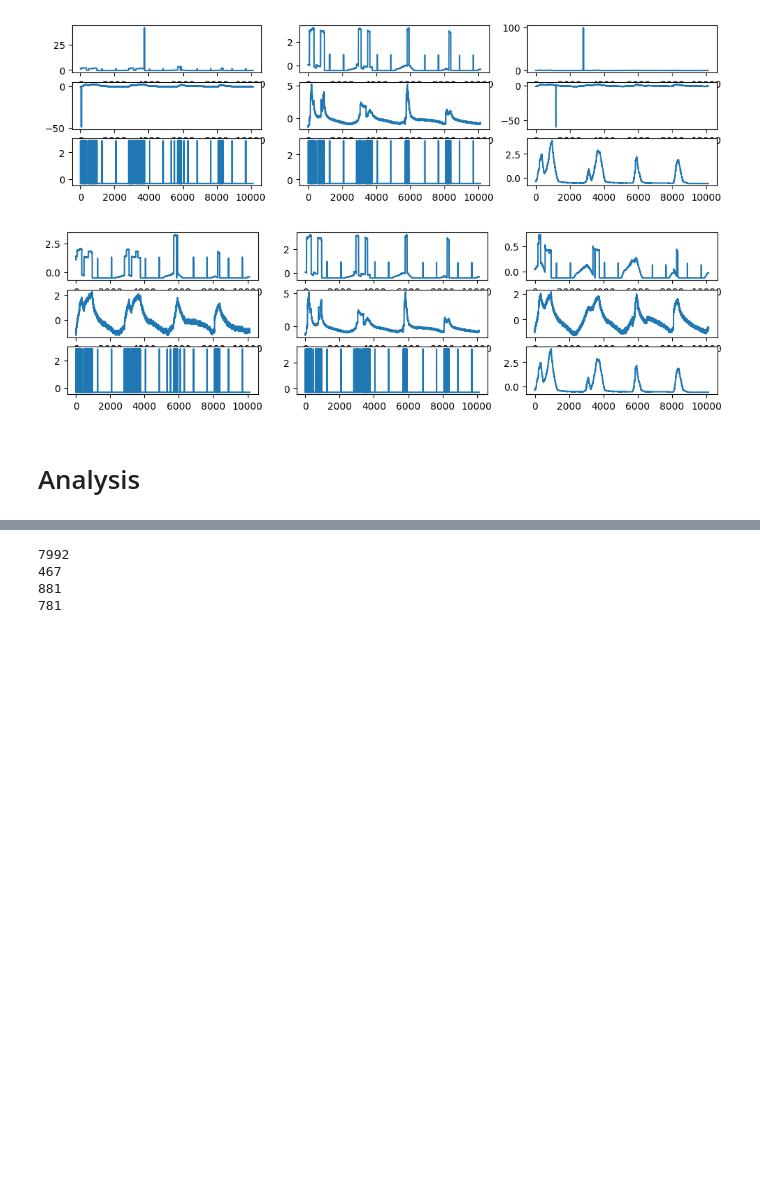
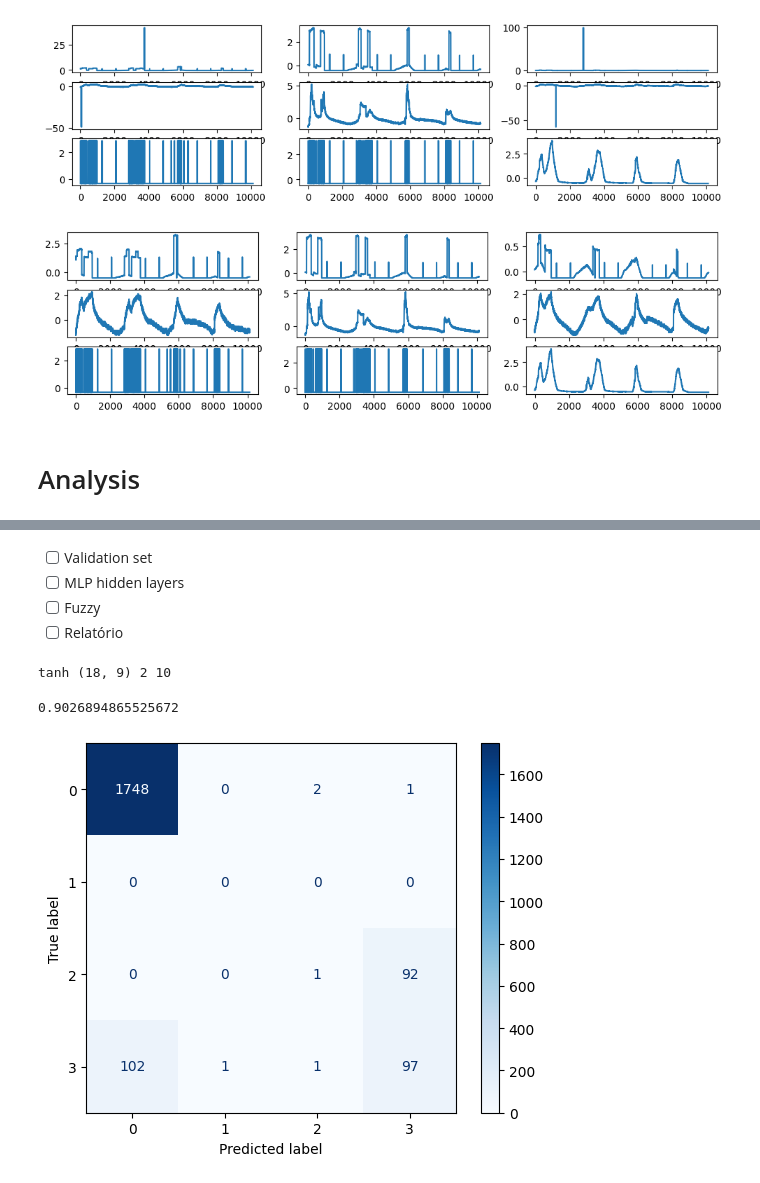
Before and after one commit to brunomcebola/CInt-Project, a Jupyter notebook: project.ipynb, the cells around one changed output, grey strips where cells are left out. Drawn from its saved outputs; the diff is of its cells as text; code cells hidden in the pictures; blank space fills up the shorter version.

Commit message:
multiple tests underway

```diff
--- a/project.ipynb
+++ b/project.ipynb
@@ -32,6 +33,8 @@ for feature in df.columns:
 df_features = df.drop(['Date','Time','Persons'], axis=1)
 
 df_output = df['Persons']
+
+df_dates = df['Date']
 # %% [markdown]
 # Z-Score
 # %%
@@ -114,6 +117,7 @@ plt.show()
 outliers = getOutliersFromAverage(project_df, 6)
 new_project_df = removeLine(project_df, outliers)
 new_output_df = removeLine(df_output, outliers)
+new_dates_df = removeLine(df_dates, outliers)
 
 # FIGURE
 fig, axs = plt.subplots(3, 3, figsize=(12, 3))
@@ -166,13 +175,6 @@ classifiers = [
     GaussianNB()
 ]
 
-# preprocess dataset, split into training and test part
-X = new_project_df.to_numpy()
-y = new_output_df.to_numpy()
-
-X = StandardScaler().fit_transform(X)
-X_train, X_test, y_train, y_test = train_test_split(X, y, test_size=0.2, random_state=1)
-
 fig, axes = plt.subplots(nrows=3, ncols=3, figsize=(15,10))
 
 for name, clf, ax in zip(names, classifiers, axes.flatten()): # type: ignore
@@ -225,13 +227,8 @@ weighted avg       0.98      0.98      0.98      2025
    macro avg       0.85      0.86      0.85      2025
 weighted avg       0.95      0.93      0.94      2025
 [figure]
-# %%
-print(new_output_df[new_output_df == 0].shape[0])
-print(new_output_df[new_output_df == 1].shape[0])
-print(new_output_df[new_output_df == 2].shape[0])
-print(new_output_df[new_output_df == 3].shape[0])
-# %% [output]
-7992
-467
-881
-781
+# %% [markdown]
+- [ ] Validation set
+- [ ] MLP hidden layers
+- [ ] Fuzzy
+- [ ] Relatório
@@ -237,0 +301,18 @@ print(new_output_df[new_output_df == 3].shape[0])
+# %%
+index, value = max(enumerate(accuracies), key=itemgetter(1))
+
+print(combinations[index])
+# %% [output]
+tanh (18, 9) 2 10
+# %%
+clf = MLPClassifier(hidden_layer_sizes=(18, 9), activation="tanh", random_state=2, max_iter=10)
+
+y_pred = clf.fit(X_train, y_train).predict(X_test)
+
+print(classification_report(y_test, y_pred, output_dict=True)['accuracy']) # type: ignore
+
+ConfusionMatrixDisplay.from_estimator(clf, X_test, y_test, cmap=mpl.cm.Blues)
+plt.show()
+# %% [output]
+0.9026894865525672
+[figure, added]
```
Also changed, not shown: parts of 5 cells of this notebook.
